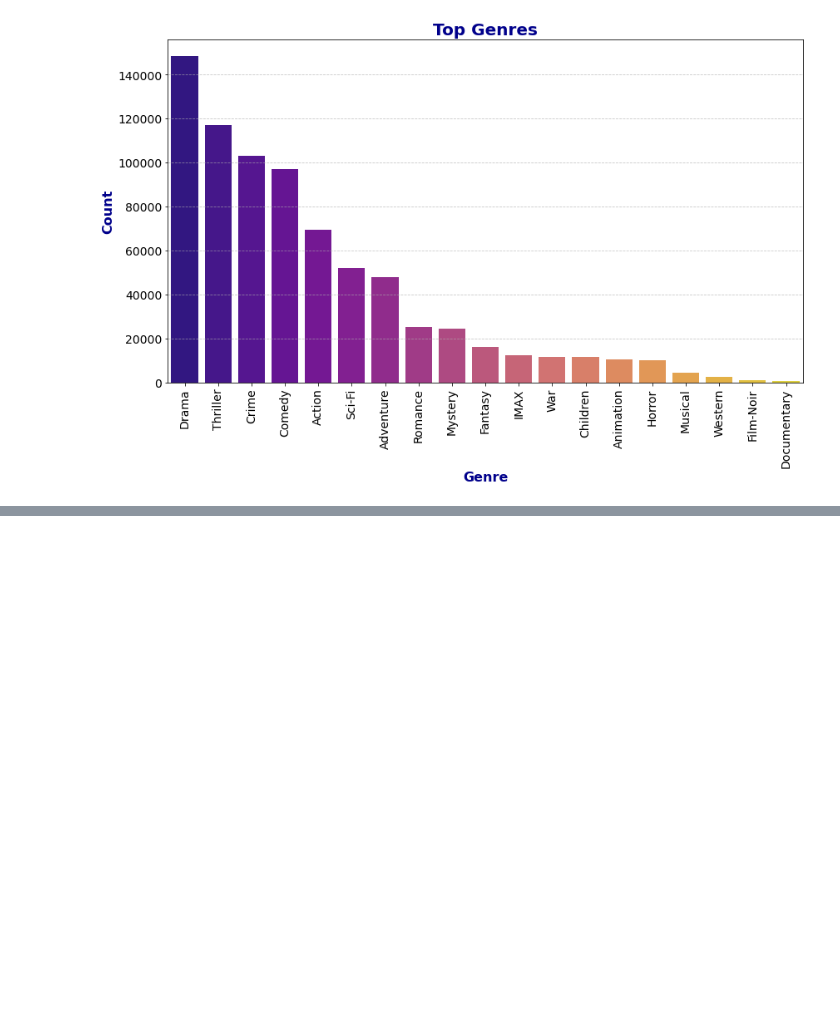
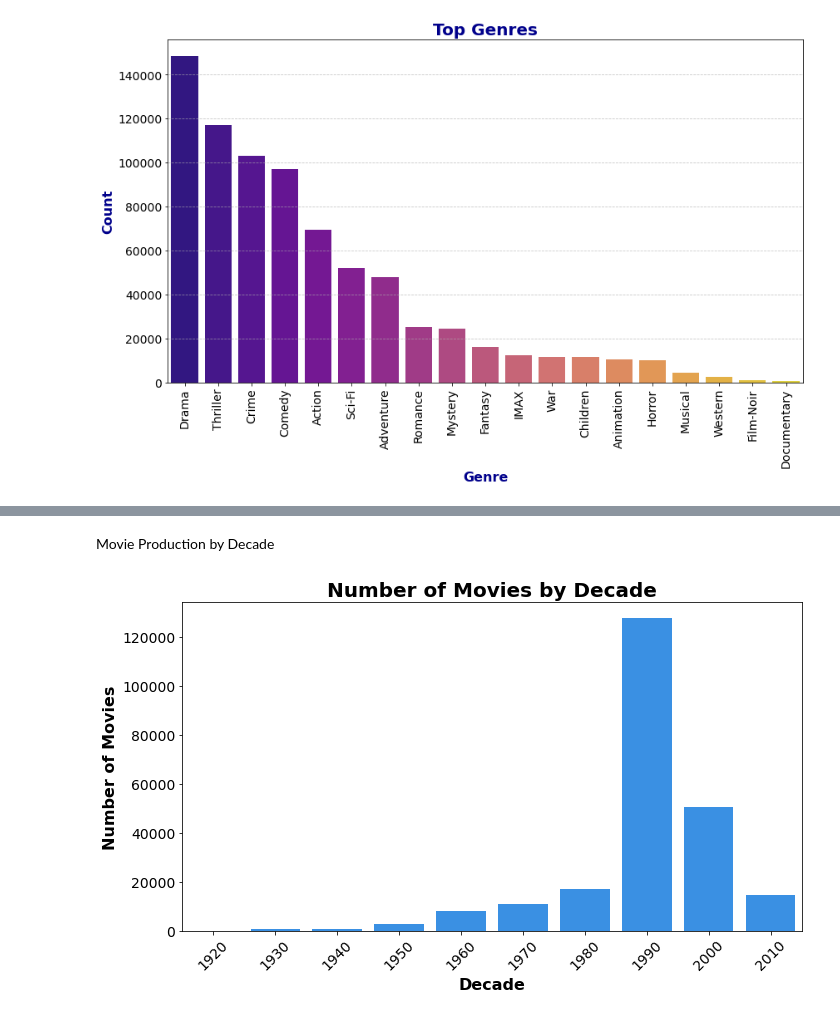
Before and after one commit to gtisnanga/PHASE-4-PRJOECT-MOVIE-RECOMMENDATIONS-GROUP-13, a Jupyter notebook: Angela.ipynb, the cells around one changed output, grey strips where cells are left out. Saved outputs shown, nothing was run; the diff lists cells and outputs as text; code cells hidden in the pictures; blank space fills up the shorter version.

```diff
--- a/Angela.ipynb
+++ b/Angela.ipynb
@@ -467,0 +468,34 @@ The top 10 movie genres- graph aims to show how popular a certain genre is in th
+# %% [markdown]
+Movie Production by Decade
+# %%
+#Count of Movies Every Decade
+
+# Group years by decades
+combined_df['Decade'] = (combined_df['Year'] // 10) * 10
+
+fig, ax = plt.subplots(figsize=(10,6))
+
+# Create count plot
+sns.countplot(x='Decade', data=combined_df, color='#1E90FF', ax=ax)
+
+# Customize labels and title
+plt.xlabel("Decade", fontsize=16, color='black', weight='bold')
+plt.ylabel("Number of Movies", fontsize=16, color='black', weight='bold')
+plt.title("Number of Movies by Decade", fontsize=20, color='black', weight='bold')
+
+# Customize tick labels
+plt.xticks(fontsize=14, rotation=45)
+plt.yticks(fontsize=14)
+
+# Remove grid lines for cleaner look
+ax.grid(False)
+
+# Update x-axis labels with the decade range
+decades = np.sort(combined_df['Decade'].dropna().unique())
+ax.set_xticks(np.arange(len(decades)))
+ax.set_xticklabels(decades, fontsize=14)
+
+plt.tight_layout()
+plt.show()
+# %% [output]
+[figure, added]
```
Also changed, not shown: parts of 7 cells of this notebook.
